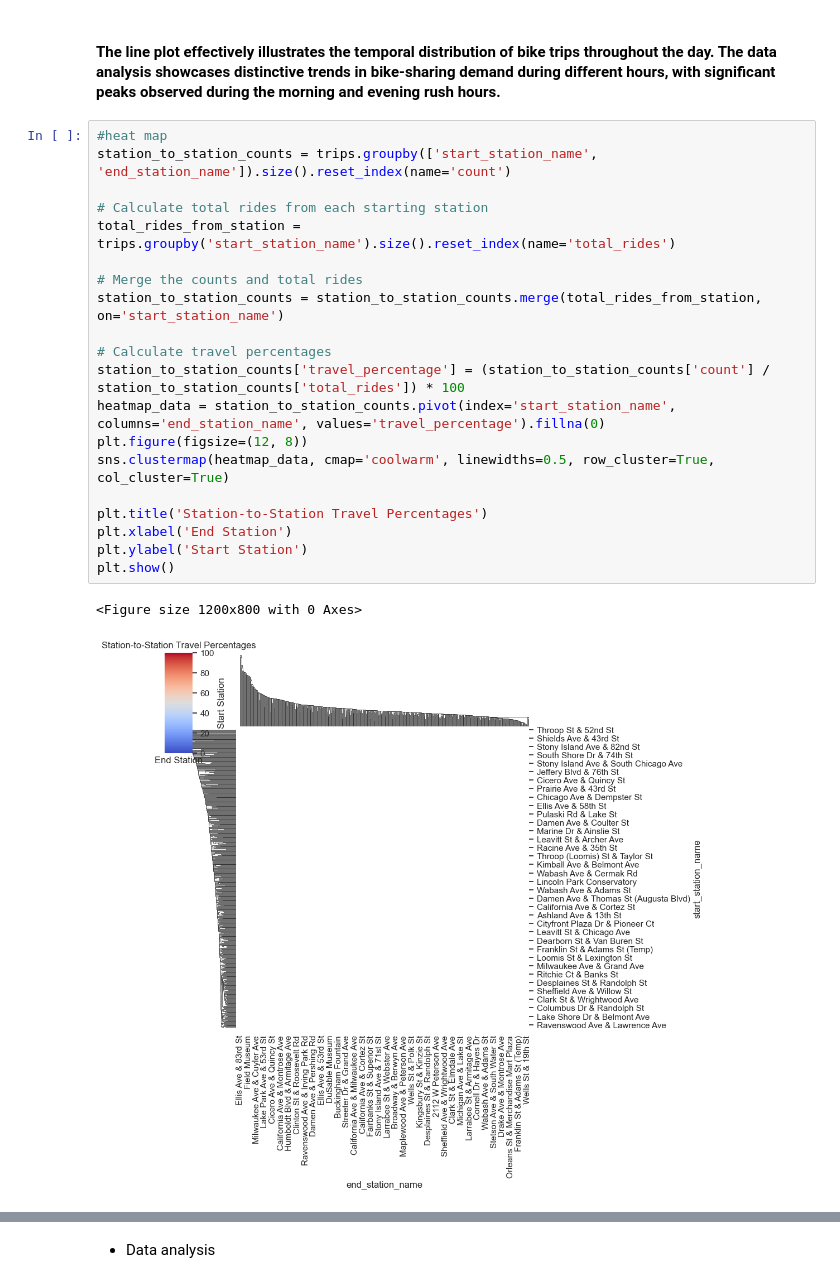
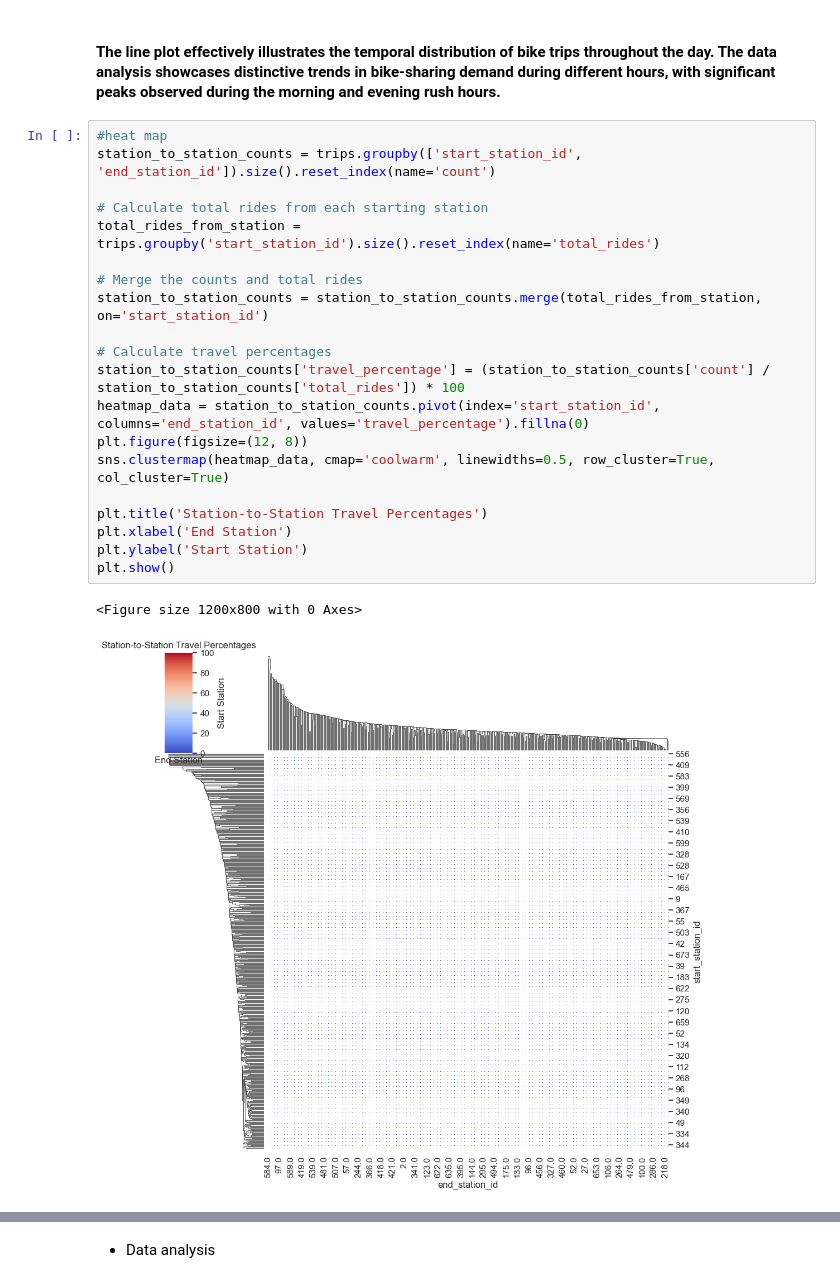
Before and after one commit to ehsanhosseini1380/torch_geometric_temporal, a Jupyter notebook: Src/divvybikes_final.ipynb, the cells around one changed output, grey strips where cells are left out. Cells and saved outputs as stored; diff of their text form.

```diff
--- a/Src/divvybikes_final.ipynb
+++ b/Src/divvybikes_final.ipynb
@@ -238,24 +238,24 @@ plt.show()
 ####  The line plot effectively illustrates the temporal distribution of bike trips throughout the day. The data analysis showcases distinctive trends in bike-sharing demand during different hours, with significant peaks observed during the morning and evening rush hours.
 # %%
 #heat map
-station_to_station_counts = trips.groupby(['start_station_name', 'end_station_name']).size().reset_index(name='count')
+station_to_station_counts = trips.groupby(['start_station_id', 'end_station_id']).size().reset_index(name='count')
 
 # Calculate total rides from each starting station
-total_rides_from_station = trips.groupby('start_station_name').size().reset_index(name='total_rides')
+total_rides_from_station = trips.groupby('start_station_id').size().reset_index(name='total_rides')
 
 # Merge the counts and total rides
-station_to_station_counts = station_to_station_counts.merge(total_rides_from_station, on='start_station_name')
+station_to_station_counts = station_to_station_counts.merge(total_rides_from_station, on='start_station_id')
 
 # Calculate travel percentages
 station_to_station_counts['travel_percentage'] = (station_to_station_counts['count'] / station_to_station_counts['total_rides']) * 100
-heatmap_data = station_to_station_counts.pivot(index='start_station_name', columns='end_station_name', values='travel_percentage').fillna(0)
+heatmap_data = station_to_station_counts.pivot(index='start_station_id', columns='end_station_id', values='travel_percentage').fillna(0)
 plt.figure(figsize=(12, 8))
 sns.clustermap(heatmap_data, cmap='coolwarm', linewidths=0.5, row_cluster=True, col_cluster=True)
 
 plt.title('Station-to-Station Travel Percentages')
 plt.xlabel('End Station')
 plt.ylabel('Start Station')
 plt.show()
 # %% [output]
 <Figure size 1200x800 with 0 Axes>
-[figure, old version]
+[figure, new version]
```
Also changed, not shown: parts of 7 cells of this notebook, 4 other files.
